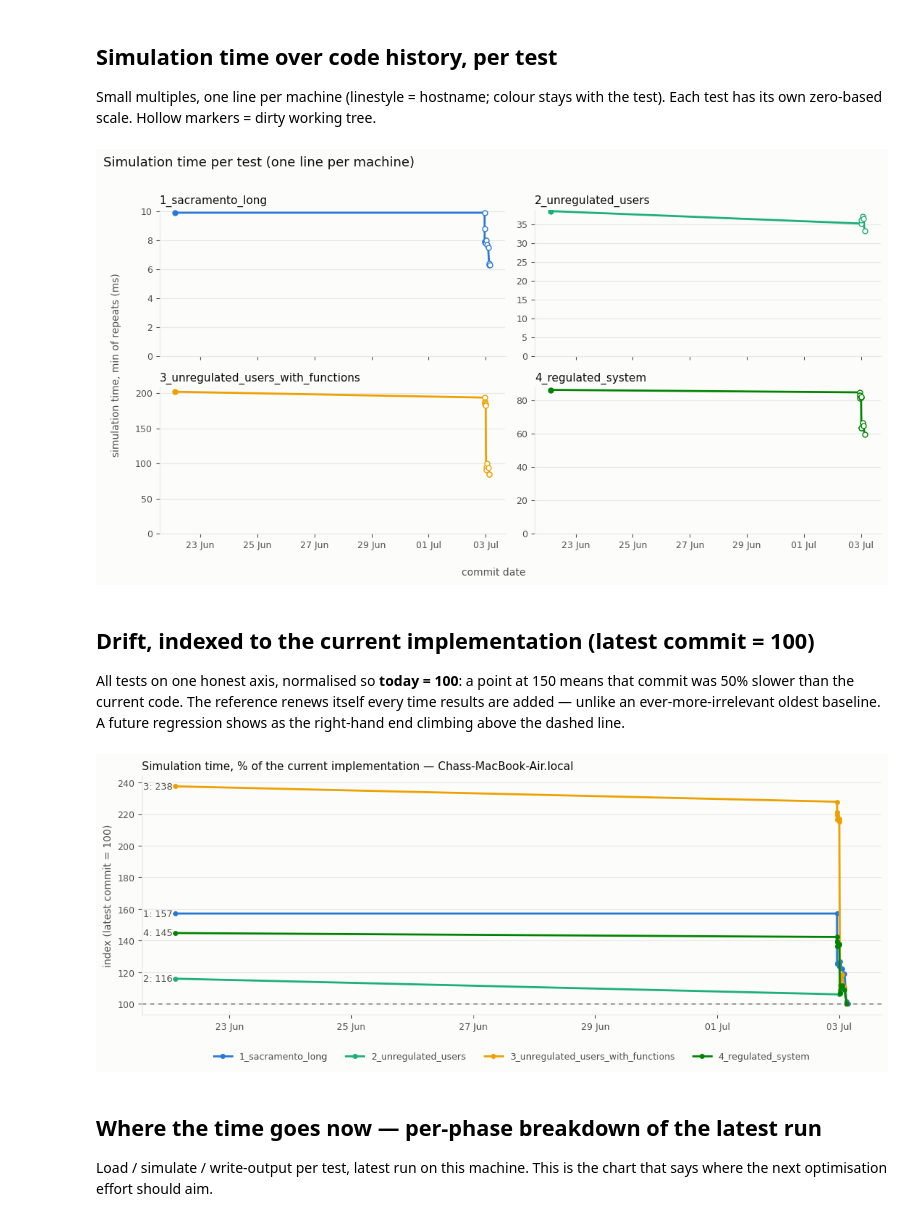
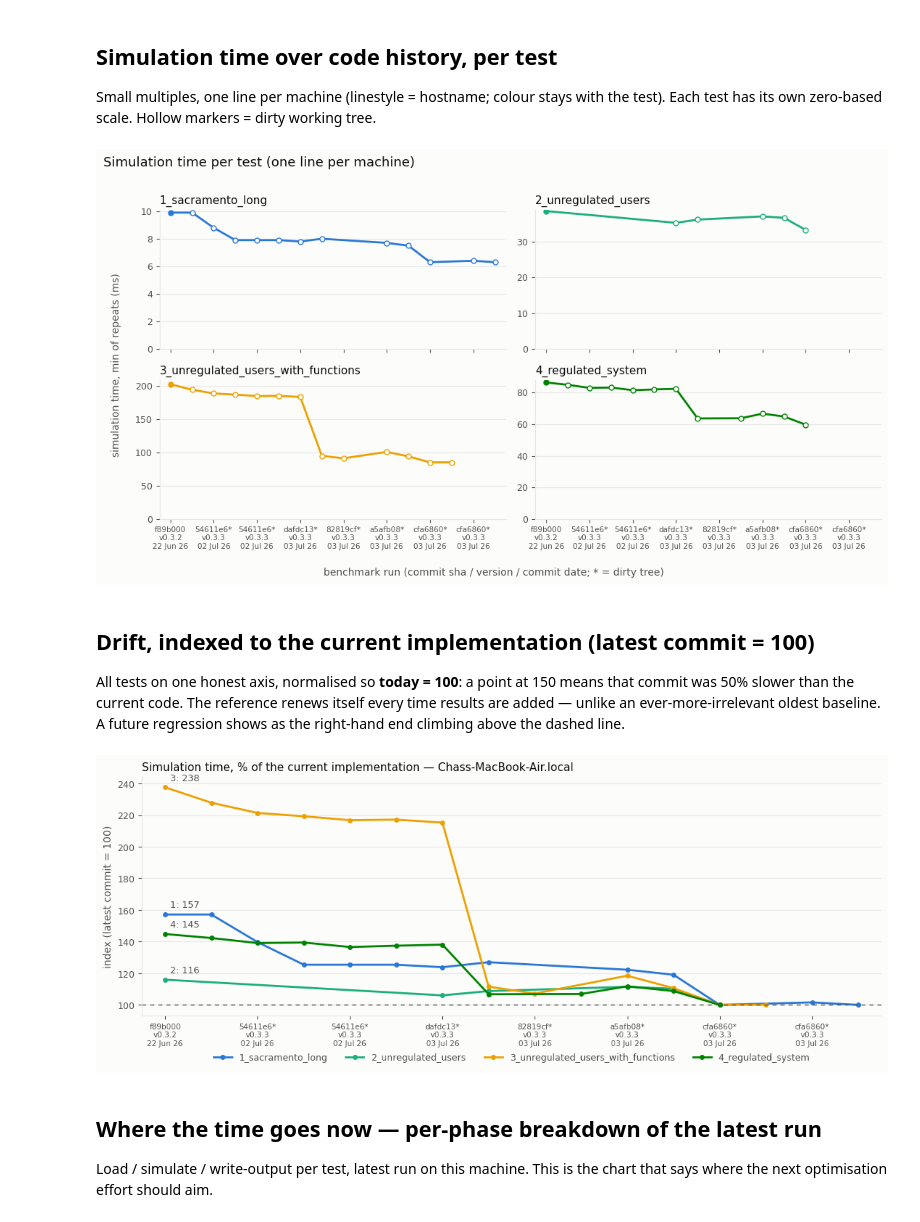
Before and after one commit to chasegan/Kalix, a Jupyter notebook: regression_tests/speed/speed_results_analysis.ipynb, the cells around one changed output. Cells and saved outputs as stored; diff of their text form; code cells hidden in the pictures.

```diff
--- a/regression_tests/speed/speed_results_analysis.ipynb
+++ b/regression_tests/speed/speed_results_analysis.ipynb
@@ -24,6 +26,29 @@ import matplotlib.dates as mdates
 df = pd.read_csv("speed_results.csv", parse_dates=["test_date"])
 df["commit_date"] = pd.to_datetime(df["commit_date"], utc=True, format="ISO8601")
 df = df.sort_values(["commit_date", "test_date"])
+
+# Charts plot against an ordinal "benchmark run" axis, ordered by commit_date
+# (then test_date for same-commit re-runs): calendar spacing between benchmark
+# runs is information-free and makes the charts unreadable. Each run keeps its
+# commit sha, version, and commit date as the tick label.
+runs = (df[["commit_date", "test_date", "commit_sha", "commit_dirty", "kalix_version"]]
+        .drop_duplicates(subset=["commit_date", "test_date"])
+        .sort_values(["commit_date", "test_date"])
+        .reset_index(drop=True))
+runs["run_id"] = runs.index + 1
+runs["run_label"] = runs.apply(
+    lambda r: f"{r.commit_sha}{'*' if r.commit_dirty else ''}\n"
+              f"v{r.kalix_version}\n{r.commit_date:%d %b %y}", axis=1)
+df = df.merge(runs[["commit_date", "test_date", "run_id"]],
+              on=["commit_date", "test_date"])
+
+def apply_run_axis(ax, max_ticks=14):
+    """Ordinal benchmark-run axis with sha/version/date tick labels,
+    thinned automatically once the database outgrows max_ticks."""
+    step = max(1, math.ceil(len(runs) / max_ticks))
+    ticks = runs.run_id[::step]
+    ax.set_xticks(ticks, runs.run_label[::step], fontsize=7.5)
+    ax.set_xlim(0.5, len(runs) + 0.5)
 
 # Colour follows the entity, forever: each test keeps the palette slot it got
 # on FIRST APPEARANCE in the database (append-only, so this never reshuffles;
@@ -88,15 +113,15 @@ for ax, test in zip(axes.flat, TESTS):
         dh = d[d.hostname == host]
         if dh.empty:
             continue
-        ax.plot(dh.commit_date, dh.sim_min_ms, color=colour, linewidth=2,
+        ax.plot(dh.run_id, dh.sim_min_ms, color=colour, linewidth=2,
                 linestyle=LINESTYLES[h_idx % len(LINESTYLES)], zorder=2)
         clean = dh[dh.commit_dirty == False]
         dirty = dh[dh.commit_dirty == True]
-        ax.plot(clean.commit_date, clean.sim_min_ms, "o", color=colour, markersize=5, zorder=3)
-        ax.plot(dirty.commit_date, dirty.sim_min_ms, "o", markerfacecolor=SURFACE,
+        ax.plot(clean.run_id, clean.sim_min_ms, "o", color=colour, markersize=5, zorder=3)
+        ax.plot(dirty.run_id, dirty.sim_min_ms, "o", markerfacecolor=SURFACE,
                 markeredgecolor=colour, markersize=5, zorder=3)
     ax.set_ylim(bottom=0)
-    ax.xaxis.set_major_formatter(mdates.DateFormatter("%d %b"))
+    apply_run_axis(ax)
 
 # Hostname -> linestyle legend (grey: identity is the linestyle, colour stays
 # with the test). Skipped while the database has a single machine.
@@ -108,14 +133,15 @@ if len(hostnames) > 1:
     fig.legend(handles=handles, frameon=False, fontsize=9, labelcolor=INK_2,
                ncols=min(len(hostnames), 3), loc="upper right")
 
-fig.supxlabel("commit date", fontsize=10, color=INK_2)
+fig.supxlabel("benchmark run (commit sha / version / commit date; * = dirty tree)",
+             fontsize=10, color=INK_2)
 fig.supylabel("simulation time, min of repeats (ms)", fontsize=10, color=INK_2)
 fig.suptitle("Simulation time per test (one line per machine)", x=0.01, ha="left",
              fontsize=13, color=INK)
 fig.tight_layout(rect=(0.01, 0, 1, 0.97))
 plt.show()
 # %% [output]
-[figure, old version]
+[figure, new version]
 # %% [markdown]
 ## Drift, indexed to the current implementation (latest commit = 100)
 
@@ -127,32 +153,32 @@ dashed line.
 # %%
 fig, ax = plt.subplots(figsize=(11, 4.5), facecolor=SURFACE)
 style_axes(ax, f"Simulation time, % of the current implementation — {HOST}")
 
 for test in TESTS:
     colour = TEST_COLOURS[test]
     d = df[(df.test_name == test) & (df.hostname == HOST)]
     if d.empty:
         continue
     # Reference: the min across the newest commit's measurements (noise-robust)
     newest = d[d.commit_date == d.commit_date.max()]
     current = newest.sim_min_ms.min()
     indexed = d.sim_min_ms / current * 100
-    ax.plot(d.commit_date, indexed, color=colour, linewidth=2,
+    ax.plot(d.run_id, indexed, color=colour, linewidth=2,
             marker="o", markersize=4, label=test)
     # Direct label at the line START (the ends all converge on 100)
-    ax.annotate(f"{test.split('_')[0]}: {indexed.iloc[0]:.0f} ",
-                (d.commit_date.iloc[0], indexed.iloc[0]),
-                fontsize=9, color=INK_2, va="center", ha="right")
+    ax.annotate(f"{test.split('_')[0]}: {indexed.iloc[0]:.0f}",
+                (d.run_id.iloc[0], indexed.iloc[0]), xytext=(5, 7),
+                textcoords="offset points", fontsize=9, color=INK_2, ha="left")
 
 ax.axhline(100, color=INK_2, linewidth=1, linestyle=(0, (4, 4)))
+apply_run_axis(ax)
 ax.set_ylabel("index (latest commit = 100)", fontsize=10, color=INK_2)
 ax.legend(frameon=False, fontsize=9, labelcolor=INK_2,
           ncols=len(TESTS), loc="upper center", bbox_to_anchor=(0.5, -0.12))
-ax.xaxis.set_major_formatter(mdates.DateFormatter("%d %b"))
 fig.tight_layout()
 plt.show()
 # %% [output]
-[figure, old version]
+[figure, new version]
 # %% [markdown]
 ## Where the time goes now — per-phase breakdown of the latest run
 
```
Also changed, not shown: parts of 3 cells of this notebook.
